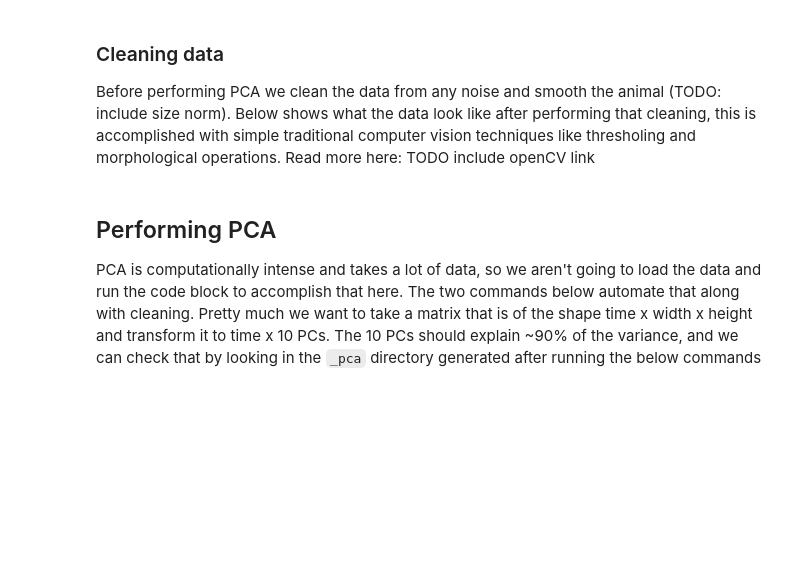
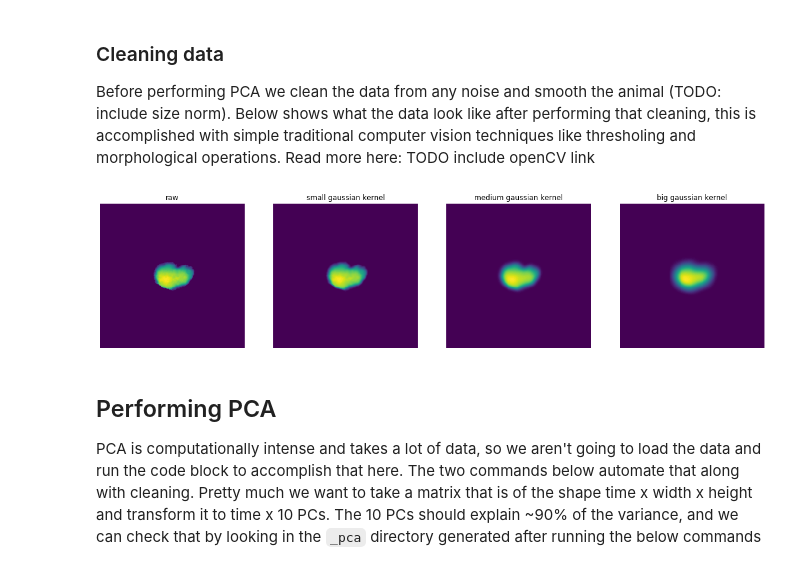
Before and after one commit to jackransomlovell/ratmoseq_tutorial, a Jupyter notebook: notebooks/02_pca.ipynb, the cells around one changed output. Saved outputs shown, nothing was run; the diff lists cells and outputs as text; code cells hidden in the pictures; blank space fills up the shorter version.

```diff
--- a/notebooks/02_pca.ipynb
+++ b/notebooks/02_pca.ipynb
@@ -9,3 +12,35 @@ Before performing PCA we clean the data from any noise and smooth the animal (TO
+# %%
+pdir = Path('/n/groups/datta/jlove/data/rat_seq/rat_seq_paper/data/9weeks/scn2a/cohort13/session_20240725113325')
+results_file = pdir / 'proc/results_00.h5'
+
+# read in the first 10 frames from the result of the extraction
+with h5py.File(results_file, 'r') as f:
+    frames = f['frames'][:10].astype('int16')
+# %%
+# perform cleaning with various smoothing parameters
+cleaned_small_gauss = clean_frames(frames, gaussfilter_space = (1, 1))
+cleaned_med_gauss = clean_frames(frames, gaussfilter_space = (3, 1))
+cleaned_big_gauss = clean_frames(frames, gaussfilter_space = (10, 1))
+# %%
+# visualization
+fig, ax = plt.subplots(1, 4, figsize=(20, 5))
+
+ax[0].imshow(frames[0])
+ax[0].set_title('raw')
+
+ax[1].imshow(cleaned_small_gauss[0])
+ax[1].set_title('small gaussian kernel')
+
+ax[2].imshow(cleaned_med_gauss[0])
+ax[2].set_title('medium gaussian kernel')
+
+ax[3].imshow(cleaned_big_gauss[0])
+ax[3].set_title('big gaussian kernel')
+
+for _a in ax:
+    _a.axis('off')
+# %% [output]
+[figure, added]
 # %% [markdown]
 ## Performing PCA
 PCA is computationally intense and takes a lot of data, so we aren't going to load the data and run the code block to accomplish that here. The two commands below automate that along with cleaning. Pretty much we want to take a matrix that is of the shape time x width x height and transform it to time x 10 PCs. The 10 PCs should explain ~90% of the variance, and we can check that by looking in the `_pca` directory generated after running the below commands
```
Also changed, not shown: parts of 7 cells of this notebook, 4 other files.
